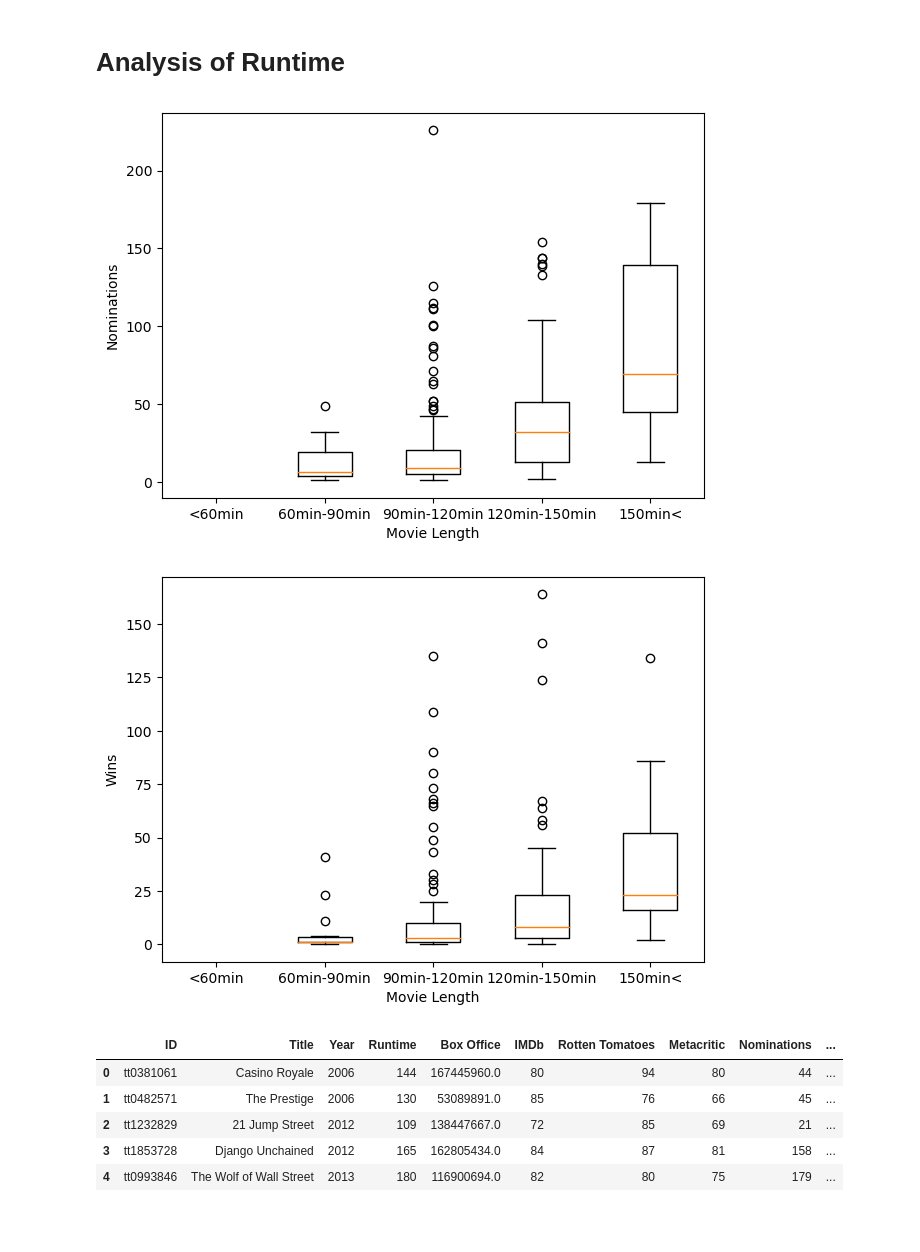
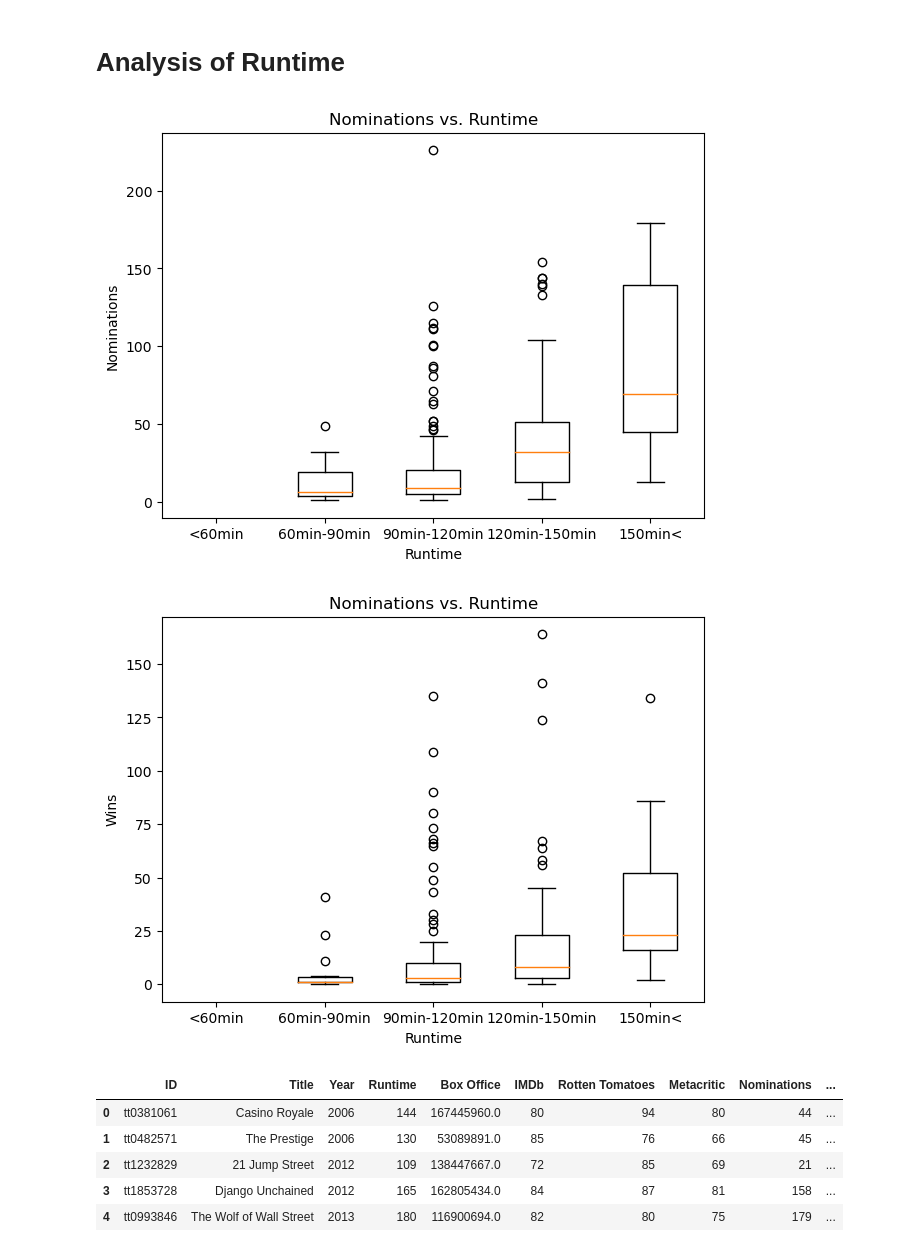
Before and after one commit to v4l3-v1ll4rr03l/nu-project1, a Jupyter notebook: movie magic code.ipynb, the cells around one changed output. Cells and saved outputs as stored; diff of their text form; code cells hidden in the pictures; blank space fills up the shorter version.

Commit message:
added titles to boxplots

```diff
--- a/movie magic code.ipynb
+++ b/movie magic code.ipynb
@@ -719,35 +719,37 @@ plt.show()
 # %%
 movie_lengths = [0, 60, 90, 120, 150]
 length_labels = ["<60min", "60min-90min", "90min-120min", "120min-150min", "150min<"]
 length_noms_data = []
 length_wins_data = []
 i = 0
 
 for i in range(len(movie_lengths)):
     if i == (len(movie_lengths) - 1):
         length_noms_data.append(movie_data_df.loc[movie_data_df["Runtime"] > movie_lengths[i], "Nominations"])
         length_wins_data.append(movie_data_df.loc[movie_data_df["Runtime"] > movie_lengths[i], "Wins"])
     else:
         temp = movie_data_df.loc[movie_data_df["Runtime"] > movie_lengths[i]]
         length_noms_data.append(temp.loc[temp["Runtime"] < movie_lengths[i+1], "Nominations"])
         length_wins_data.append(temp.loc[temp["Runtime"] < movie_lengths[i+1], "Wins"])
     i += 1
 
 plt_box = plt.figure(figsize = (7,5))
 plt.boxplot(length_noms_data, labels=length_labels)
-plt.xlabel("Movie Length")
+plt.xlabel("Runtime")
 plt.ylabel("Nominations")
+plt.title("Nominations vs. Runtime")
 plt.show()
 # %% [output]
-[figure, old version]
+[figure, new version]
 # %%
 plt_box = plt.figure(figsize = (7,5))
 plt.boxplot(length_wins_data, labels=length_labels)
-plt.xlabel("Movie Length")
+plt.xlabel("Runtime")
 plt.ylabel("Wins")
+plt.title("Nominations vs. Runtime")
 plt.show()
 # %% [output]
-[figure, old version]
+[figure, new version]
 # %%
 bins = [0,90,120,150,180,210]
 labels = ['0 - 89', '90 - 119', '120 -149','150 - 179', '> 180']
```
